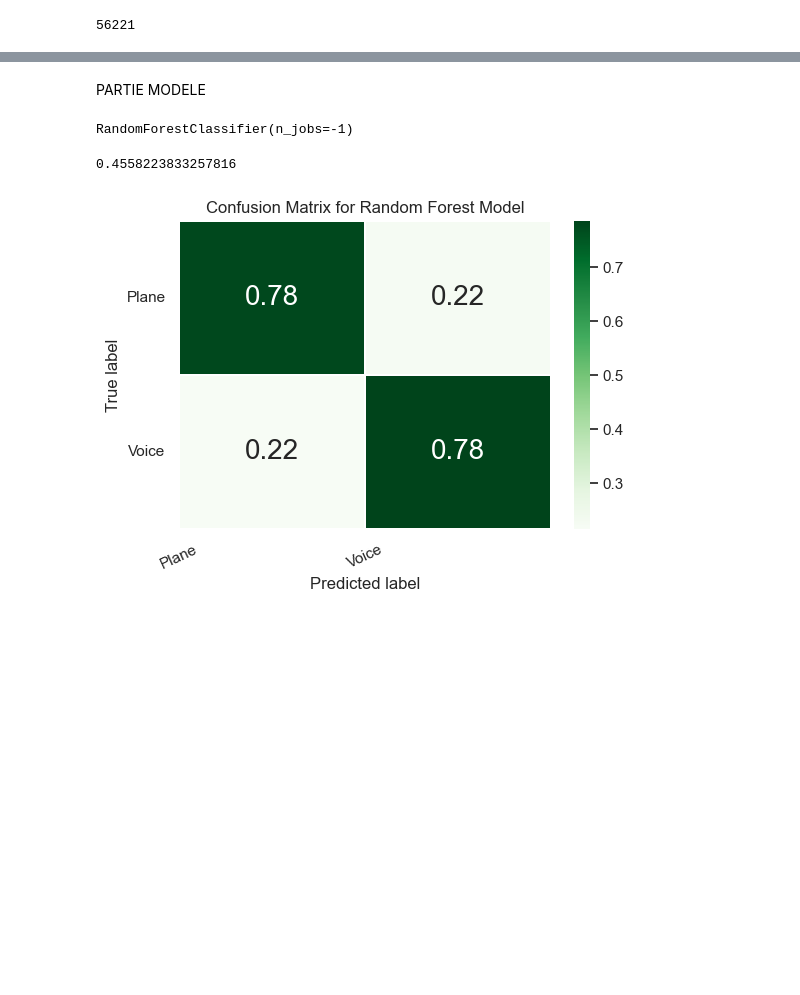
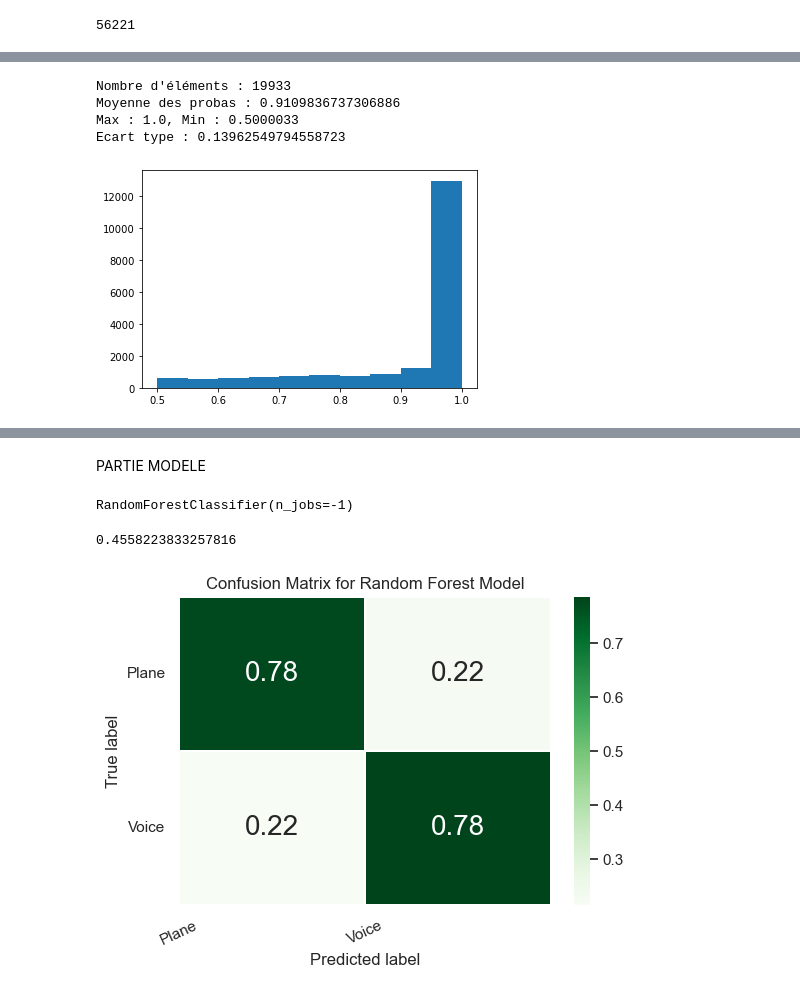
Before and after one commit to erwan-coding/projet_AIRBUS, a Jupyter notebook: rf_model.ipynb, the cells around one changed output, grey strips where cells are left out. Saved outputs shown, nothing was run; the diff lists cells and outputs as text; code cells hidden in the pictures; blank space fills up the shorter version.

```diff
--- a/rf_model.ipynb
+++ b/rf_model.ipynb
@@ -198,0 +267,8 @@ y_pred[0],y_test[0]
+# %%
+printCar(bonnePredP)
+# %% [output]
+Nombre d'éléments : 19933
+Moyenne des probas : 0.9109836737306886
+Max : 1.0, Min : 0.5000033
+Ecart type : 0.13962549794558723
+[figure, added]
```
Also changed, not shown: parts of 16 cells of this notebook.
